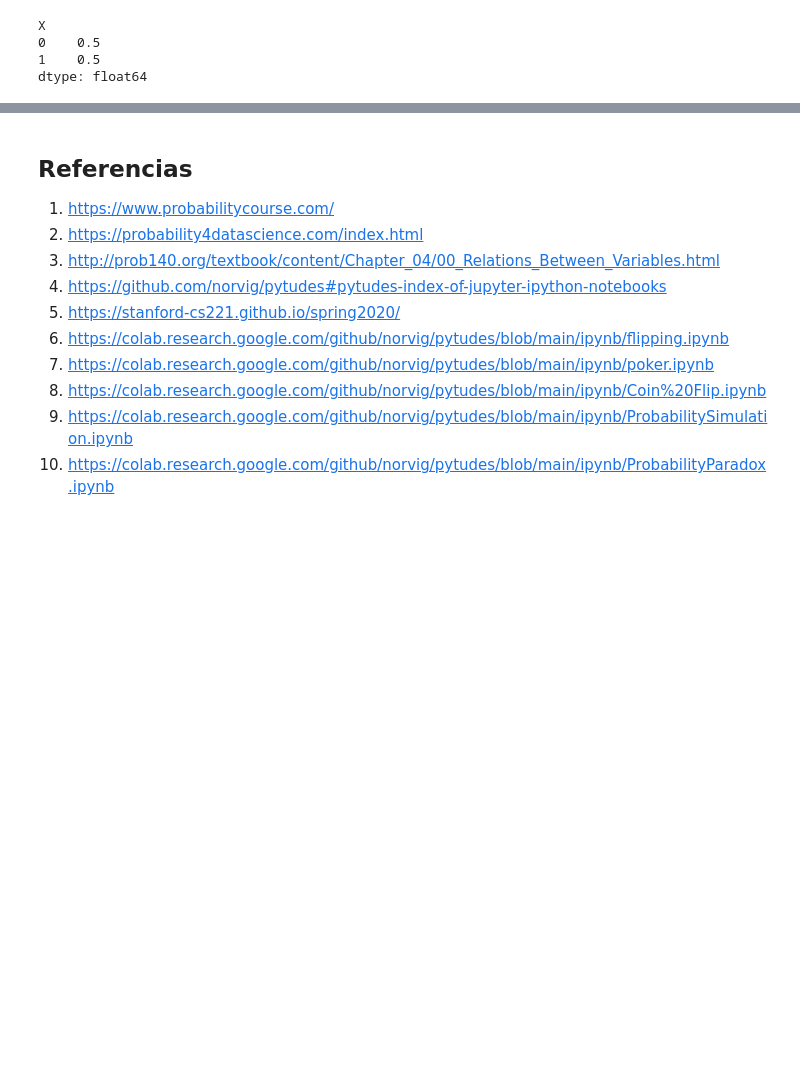
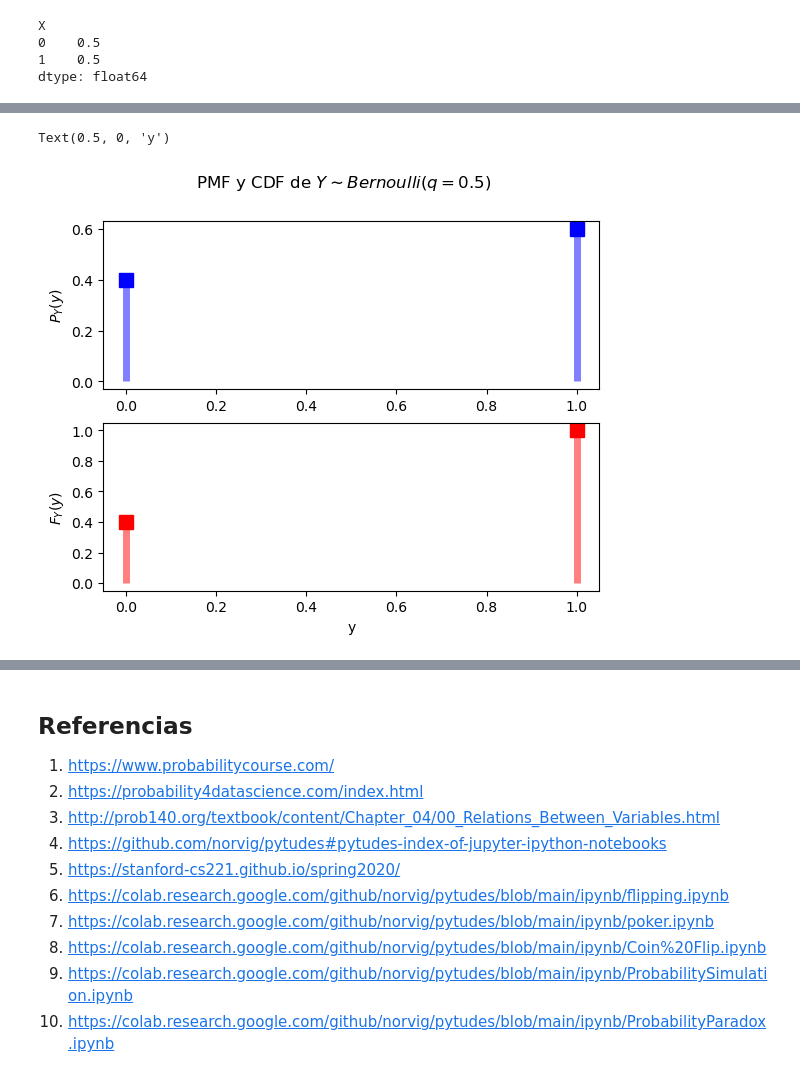
Before and after one commit to estocasticos-udem/curso_2023-1, a Jupyter notebook: probabilidad_conjunta/discreta_conjunta.ipynb, the cells around one changed output, grey strips where cells are left out. Cells and saved outputs as stored; diff of their text form; code cells hidden in the pictures; blank space fills up the shorter version.

```diff
--- a/probabilidad_conjunta/discreta_conjunta.ipynb
+++ b/probabilidad_conjunta/discreta_conjunta.ipynb
@@ -609,0 +710,16 @@ Si $X$ y $Y$ son independientes, encontrar:
+# %%
+# Grafica de la PMF y la CDF de la VA Y
+fig, axs = plt.subplots(2)
+fig.suptitle('PMF y CDF de $Y \sim Bernoulli(q = 0.5)$')
+# Grafica PFM
+axs[0].plot(y, pmf_y, 'bs', ms=10)
+axs[0].vlines(y, 0, pmf_y, colors='b', lw = 5, alpha=0.5)
+axs[0].set_ylabel("$P_Y(y)$")
+# Grafica CDF
+axs[1].plot(y, cdf_y, 'rs', ms=10)
+axs[1].vlines(y, 0, cdf_y, colors='r', lw = 5, alpha=0.5)
+axs[1].set_ylabel("$F_Y(y)$")
+axs[1].set_xlabel("y")
+# %% [output]
+Text(0.5, 0, 'y')
+[figure, added]
```
Also changed, not shown: parts of 18 cells of this notebook.
